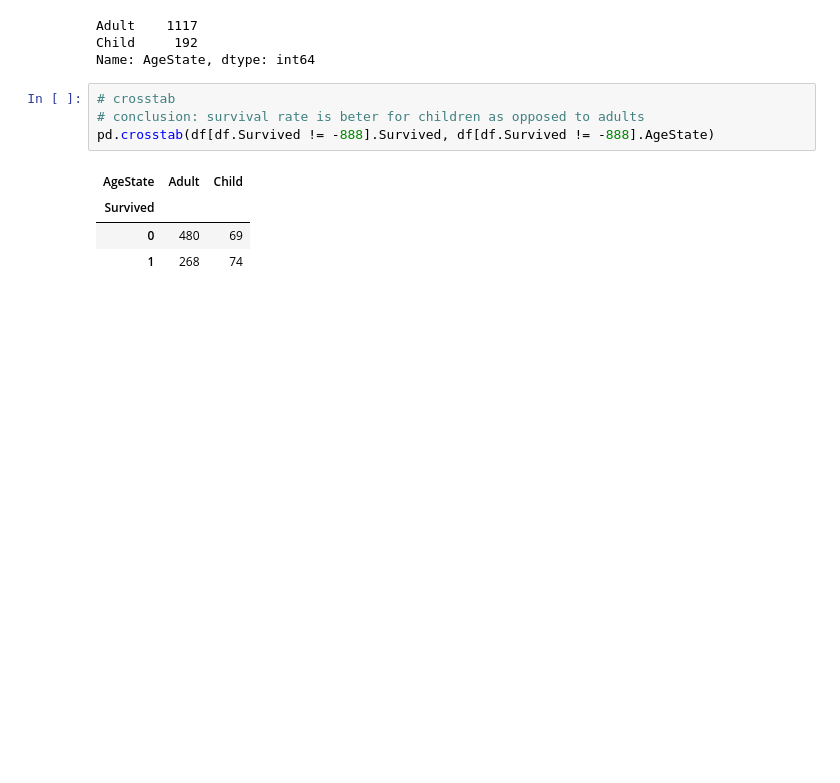
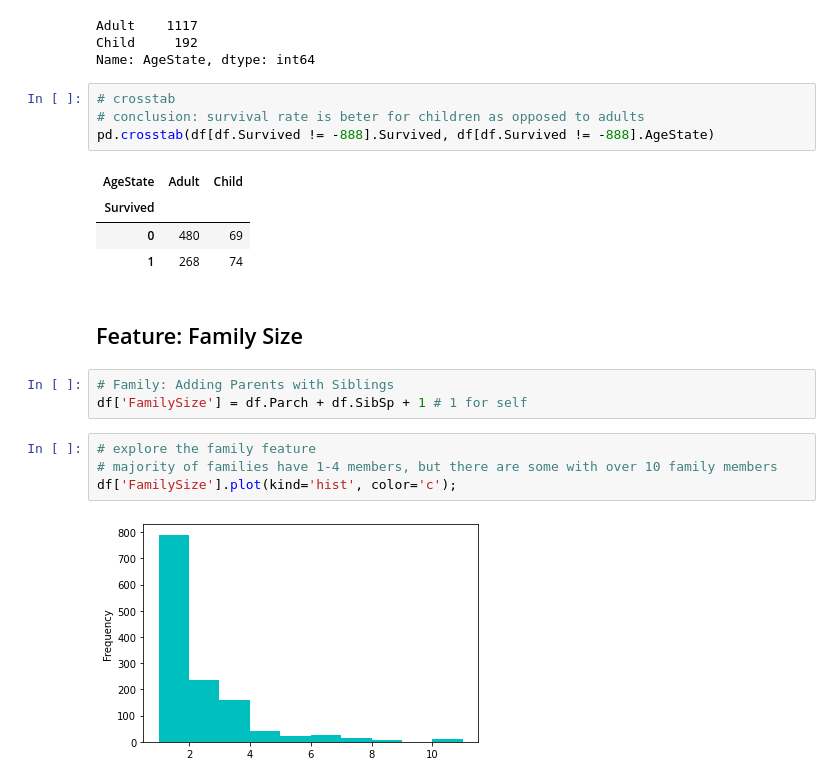
Before and after one commit to biljana-zobenica/titanic, a Jupyter notebook: notebooks/2.0-bz-exploring-processing-data.ipynb, the cells around one changed output. Saved outputs shown, nothing was run; the diff lists cells and outputs as text; blank space fills up the shorter version.

Commit message:
Create feature FamilySize

```diff
--- a/notebooks/2.0-bz-exploring-processing-data.ipynb
+++ b/notebooks/2.0-bz-exploring-processing-data.ipynb
@@ -997,3 +997,14 @@ pd.crosstab(df[df.Survived != -888].Survived, df[df.Survived != -888].AgeState)
 | Survived |  |  |
 | 0 | 480 | 69 |
 | 1 | 268 | 74 |
+# %% [markdown]
+## Feature: Family Size
+# %%
+# Family: Adding Parents with Siblings
+df['FamilySize'] = df.Parch + df.SibSp + 1 # 1 for self
+# %%
+# explore the family feature
+# majority of families have 1-4 members, but there are some with over 10 family members
+df['FamilySize'].plot(kind='hist', color='c');
+# %% [output]
+[figure, added]
```
Also changed, not shown: parts of 2 cells of this notebook.
